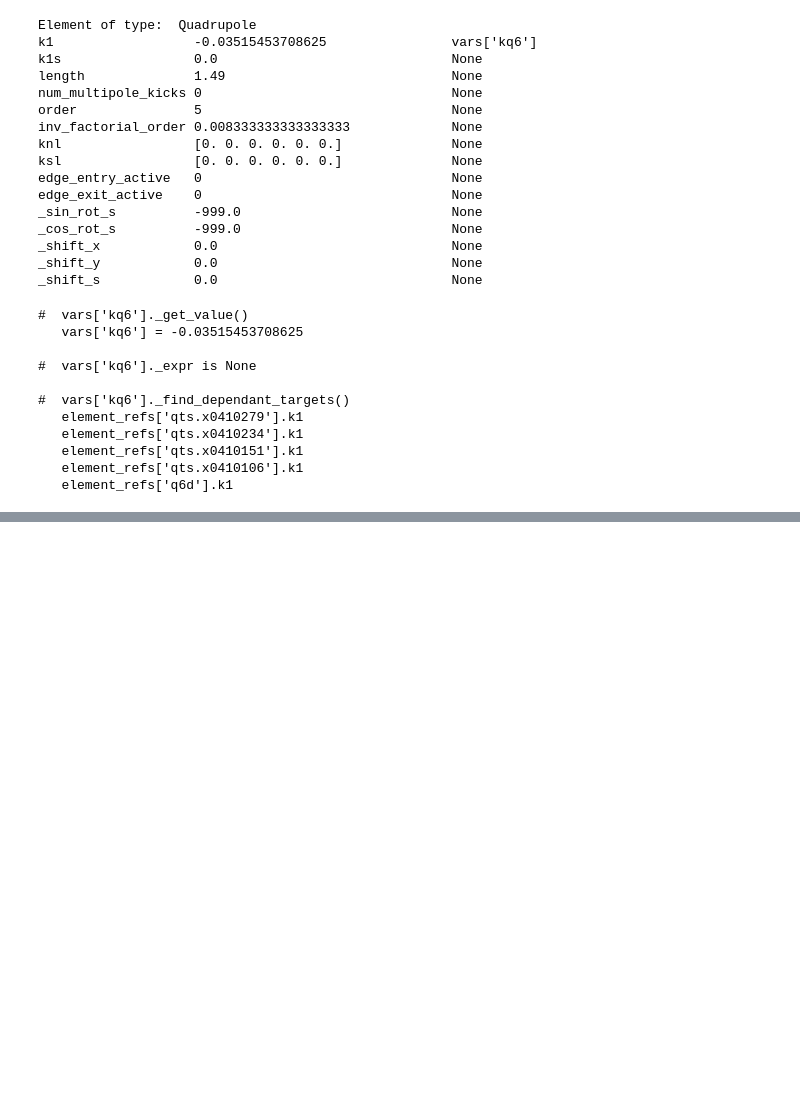
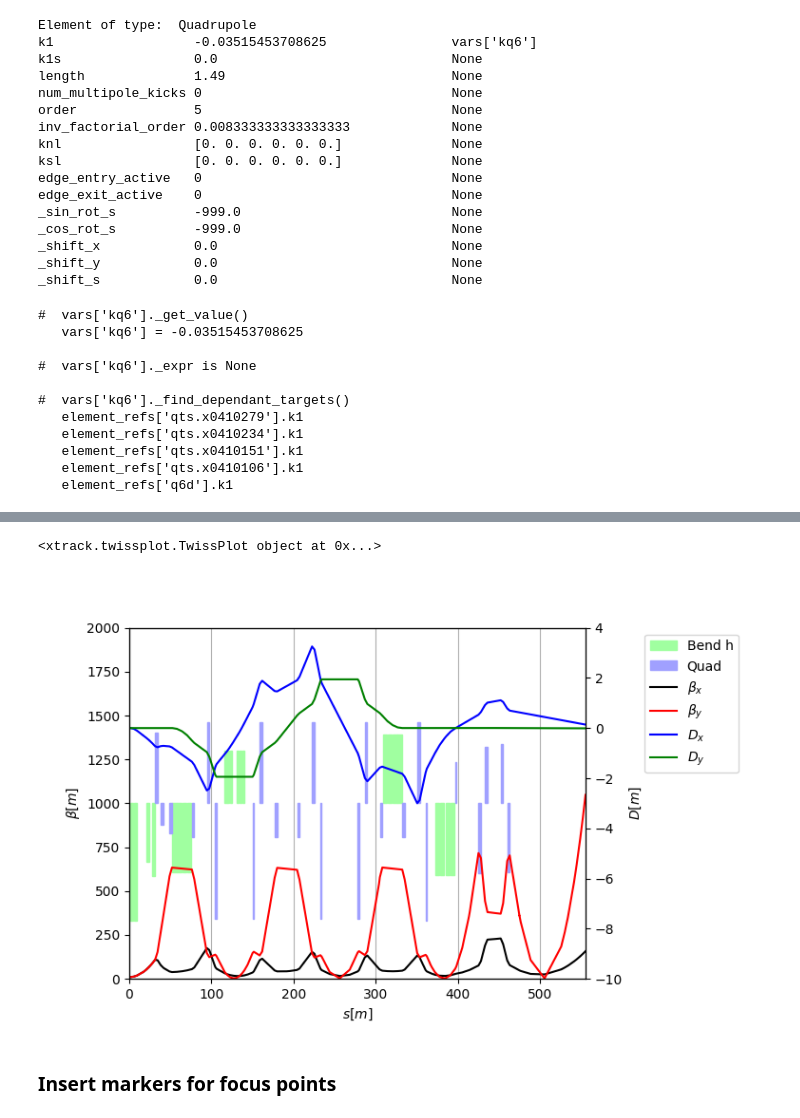
Before and after one commit to xsuite/tutorial_experimental_beamline, a Jupyter notebook: notebook_00_secondary_beamline_example.ipynb, the cells around one changed output, grey strips where cells are left out. Drawn from its saved outputs; the diff is of its cells as text; code cells hidden in the pictures; blank space fills up the shorter version.

```diff
--- a/notebook_00_secondary_beamline_example.ipynb
+++ b/notebook_00_secondary_beamline_example.ipynb
@@ -127,0 +131,2 @@ line.info('kq6')
+# %%
+tw = line.twiss(betx=10, bety=10, alfx=0, alfy=0, strengths=True)
@@ -127,0 +173,9 @@ line.info('kq6')
+# %%
+# Plot the twiss table
+tplt = tw.plot()
+tplt.ylim(left_lo=0, left_hi=2e3, right_lo=-10, right_hi=4)
+# %% [output]
+<xtrack.twissplot.TwissPlot object at 0x...>
+[figure, added]
+# %% [markdown]
+### Insert markers for focus points
```
Also changed, not shown: parts of 12 cells of this notebook.
